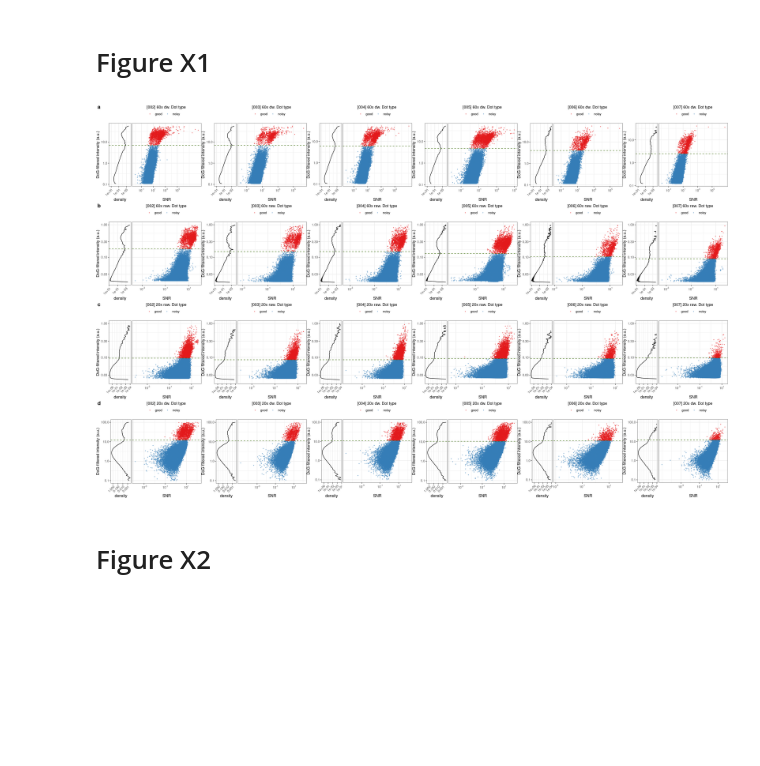
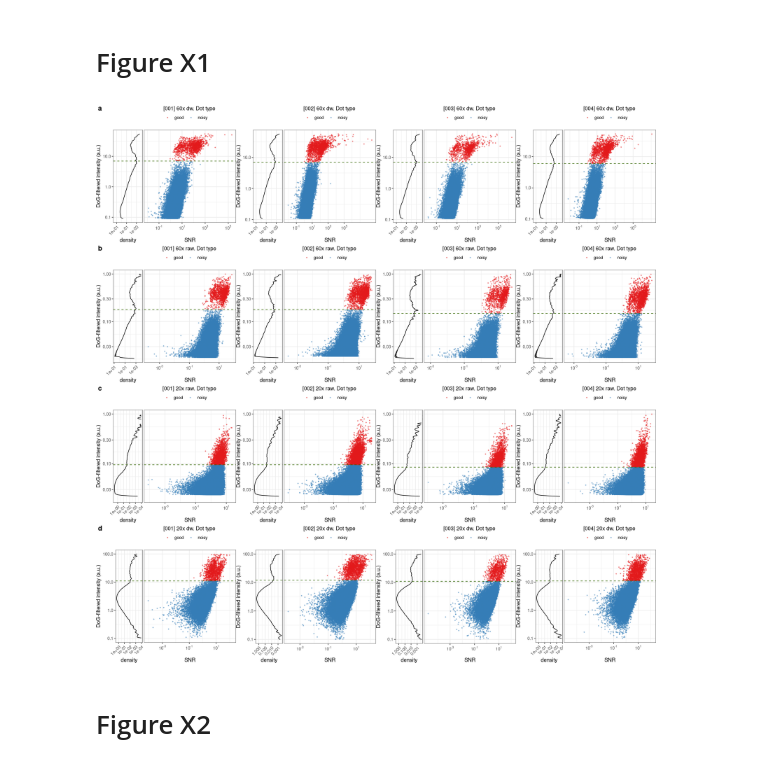
Before and after one commit to ggirelli/deconwolf-smFISH-analysis, a Jupyter notebook: manuscript/2.0_figures.ipynb, the cells around one changed output. Drawn from its saved outputs; the diff is of its cells as text; code cells hidden in the pictures; blank space fills up the shorter version.

```diff
--- a/manuscript/2.0_figures.ipynb
+++ b/manuscript/2.0_figures.ipynb
@@ -52,15 +50,15 @@ ggsave(plot=p, file="figures/fig_3.jpg", width=16, height=8, bg="white")
 # Figure X1
 # %%
 plist = list(
-    A=plot_grid(plotlist=lapply(1:6, function(i) { readRDS(sprintf("panels_rds/supp_fig_x1a.%d.rds", i)) }), nrow=1),
-    B=plot_grid(plotlist=lapply(1:6, function(i) { readRDS(sprintf("panels_rds/supp_fig_x1b.%d.rds", i)) }), nrow=1),
-    C=plot_grid(plotlist=lapply(1:6, function(i) { readRDS(sprintf("panels_rds/supp_fig_x1c.%d.rds", i)) }), nrow=1),
-    D=plot_grid(plotlist=lapply(1:6, function(i) { readRDS(sprintf("panels_rds/supp_fig_x1d.%d.rds", i)) }), nrow=1)
+    A=plot_grid(plotlist=lapply(1:4, function(i) { readRDS(sprintf("panels_rds/supp_fig_x1a.%d.rds", i)) }), nrow=1),
+    B=plot_grid(plotlist=lapply(1:4, function(i) { readRDS(sprintf("panels_rds/supp_fig_x1b.%d.rds", i)) }), nrow=1),
+    C=plot_grid(plotlist=lapply(1:4, function(i) { readRDS(sprintf("panels_rds/supp_fig_x1c.%d.rds", i)) }), nrow=1),
+    D=plot_grid(plotlist=lapply(1:4, function(i) { readRDS(sprintf("panels_rds/supp_fig_x1d.%d.rds", i)) }), nrow=1)
 )
 # %%
-options(repr.plot.width=24, repr.plot.height=15)
+options(repr.plot.width=16, repr.plot.height=16)
 p = plot_grid(plotlist=plist, nrow=4, align="hv", axis="blrt", labels="auto")
 p
 # %% [output]
-[figure, old version]
+[figure, new version]
 # %%
```
Also changed, not shown: parts of 10 cells of this notebook, 35 other files.
